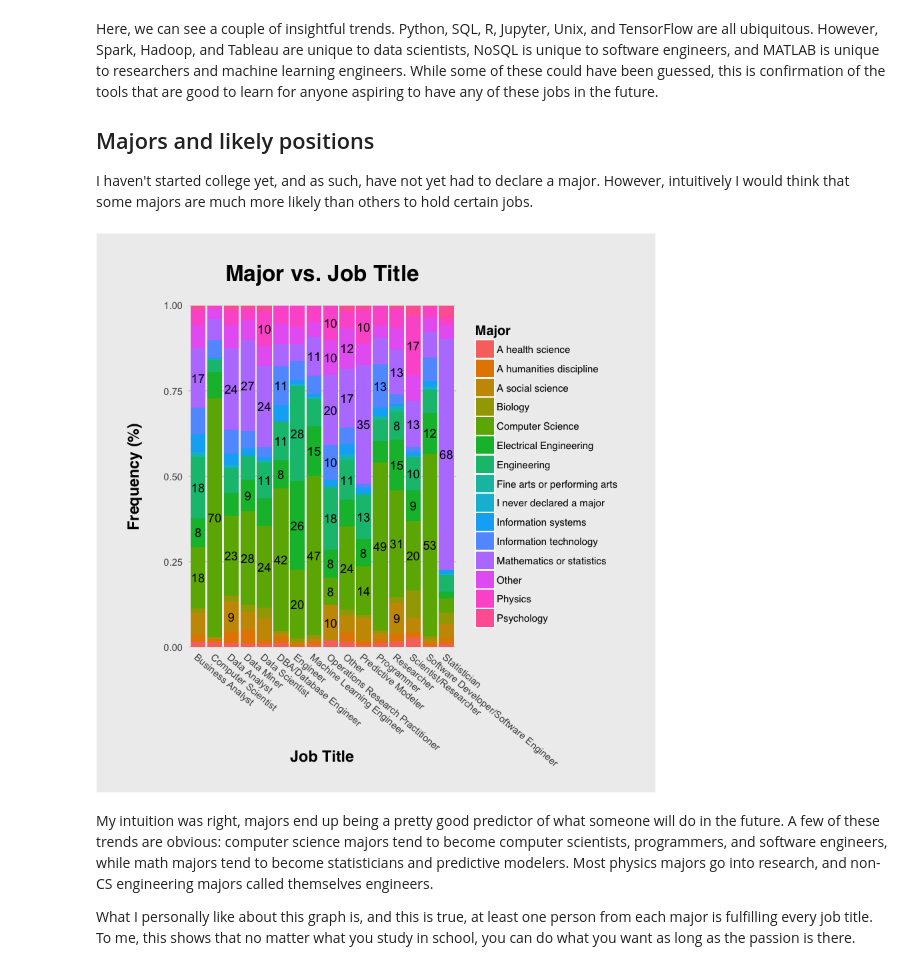
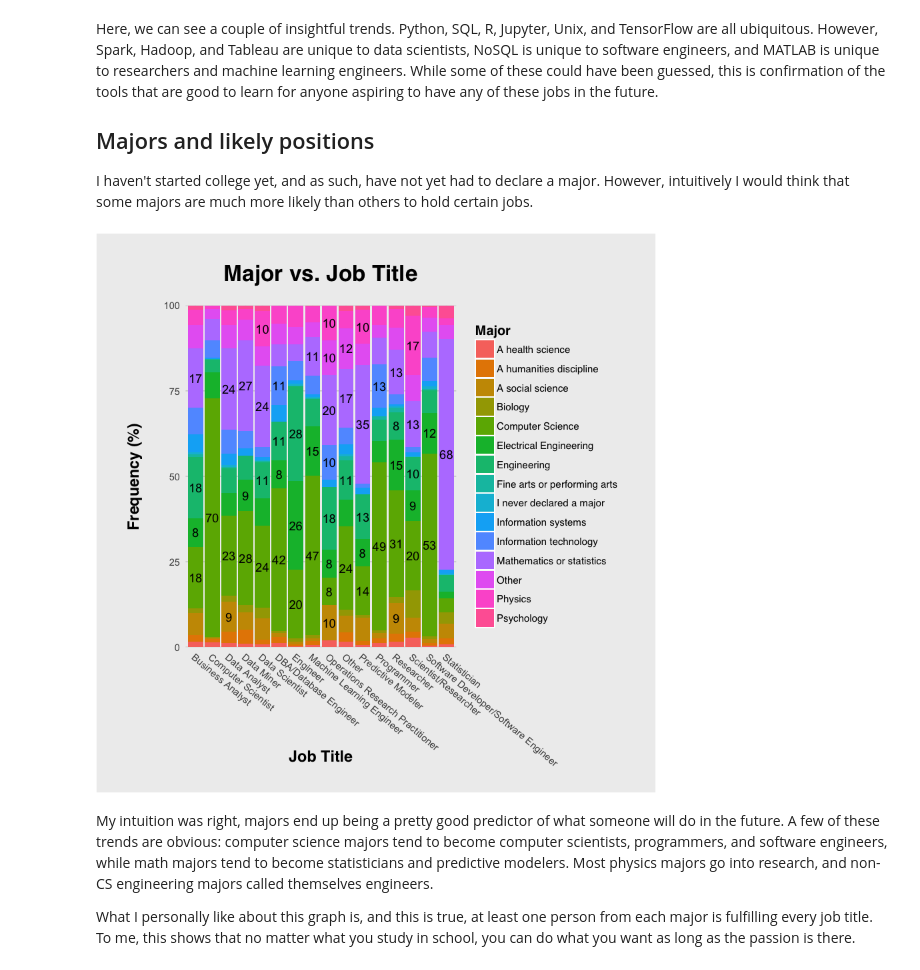
Before and after one commit to jackcook/kaggle-survey, a Jupyter notebook: analysis.ipynb, the cells around one changed output. Cells and saved outputs as stored; diff of their text form; code cells hidden in the pictures.

```diff
--- a/analysis.ipynb
+++ b/analysis.ipynb
@@ -44 +36,17 @@ ncol(results)
+# %%
+jack_theme <- theme(
+    plot.background = element_rect(fill = "#eeeeee"),
+    panel.background = element_rect(fill = "#eeeeee"),
+    legend.background = element_rect(fill = "#eeeeee"),
+    legend.title = element_text(size = 12, family = "Helvetica", face = "bold"),
+    legend.text = element_text(size = 9, family = "Helvetica"),
+    panel.grid.major = element_line(size = 0.4, linetype = "solid", color = "#cccccc"),
+    panel.grid.minor = element_line(size = 0),
+    plot.title = element_text(size = 20, family = "Helvetica", face = "bold", hjust = 0.5, margin = margin(b = 20)),
+    axis.title = element_text(size = 14, family = "Helvetica", face = "bold"),
+    axis.title.x = element_text(margin = margin(t = 20)),
+    axis.title.y = element_text(margin = margin(r = 20)),
+    axis.ticks = element_blank(),
+    plot.margin = unit(c(1, 1, 1, 1), "cm")
+)
 # %% [markdown]
@@ -256,40 +230,29 @@ I haven't started college yet, and as such, have not yet had to declare a major.
 # %%
 invisible(tryCatch({
     results[results$MajorSelect == "Engineering (non-computer focused)", ]$MajorSelect <- "Engineering"
     results[results$MajorSelect == "Information technology, networking, or system administration", ]$MajorSelect <- "Information technology"
     results[results$MajorSelect == "Management information systems", ]$MajorSelect <- "Information systems"
 }, error = function(e){}))
 
 results %>%
-    rename(Major = MajorSelect, Title = CurrentJobTitleSelect) %>%
-    filter(Title != "", Major != "") %>%
-    group_by(Title, Major) %>%
+    rename(Major = MajorSelect, title = CurrentJobTitleSelect) %>%
+    filter(title != "", Major != "") %>%
+    group_by(title, Major) %>%
     summarize(n = n()) %>%
-    mutate(freq = n / sum(n)) %>%
-    ggplot() +
+    mutate(freq = n / sum(n) * 100) %>%
+    ggplot(aes(x = title, y = freq, fill = Major, label = ifelse(freq > 8, round(freq), ""))) +
     ggtitle("Major vs. Job Title") +
     labs(x = "Job Title", y = "Frequency (%)") +
-    geom_bar(aes(y = freq, x = Title, fill = Major), stat = "identity", position = position_stack(reverse = TRUE)) +
-    geom_text(aes(y = freq, x = Title, label = ifelse(freq > 0.08, round(freq * 100), "")), position = position_stack(vjust = 0.5)) +
+    geom_bar(stat = "identity", position = position_stack(reverse = TRUE)) +
+    geom_text(position = position_stack(vjust = 0.5)) +
     scale_y_continuous(expand = c(0, 0)) +
+    jack_theme +
     theme(
-        plot.background = element_rect(fill = "#eeeeee"),
-        panel.background = element_rect(fill = "#eeeeee"),
-        legend.background = element_rect(fill = "#eeeeee"),
-        legend.title = element_text(size = 12, family = "Helvetica", face = "bold"),
-        legend.text = element_text(size = 9, family = "Helvetica"),
-        panel.grid.major = element_line(size = 0.4, linetype = "solid", color = "#cccccc"),
-        panel.grid.minor = element_line(size = 0),
-        plot.title = element_text(size = 20, family = "Helvetica", face = "bold", hjust = 0.5, margin = margin(b = 20)),
-        axis.title = element_text(size = 14, family = "Helvetica", face = "bold"),
         axis.title.x = element_text(margin = margin(t = -15)),
-        axis.title.y = element_text(margin = margin(r = 20)),
-        axis.text.x = element_text(angle = 320, hjust = 0),
-        axis.ticks = element_blank(),
-        plot.margin = unit(c(1, 1, 1, 1), "cm")
+        axis.text.x = element_text(angle = 320, hjust = 0)
     )
 # %% [output]
-[figure, old version]
+[figure, new version]
 # %% [markdown]
 My intuition was right, majors end up being a pretty good predictor of what someone will do in the future. A few of these trends are obvious: computer science majors tend to become computer scientists, programmers, and software engineers, while math majors tend to become statisticians and predictive modelers. Most physics majors go into research, and non-CS engineering majors called themselves engineers.
 
```
Also changed, not shown: parts of 6 cells of this notebook.
